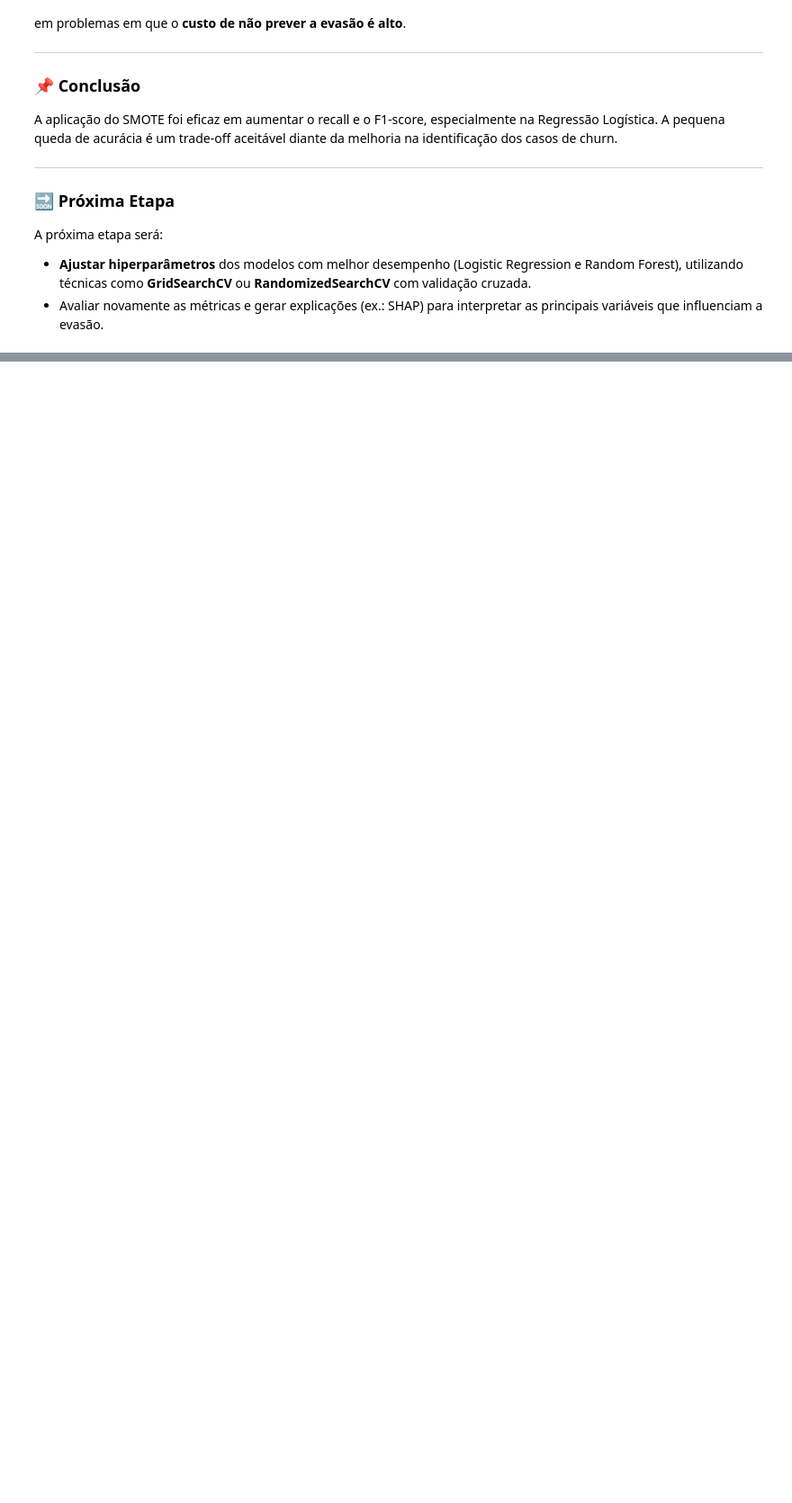
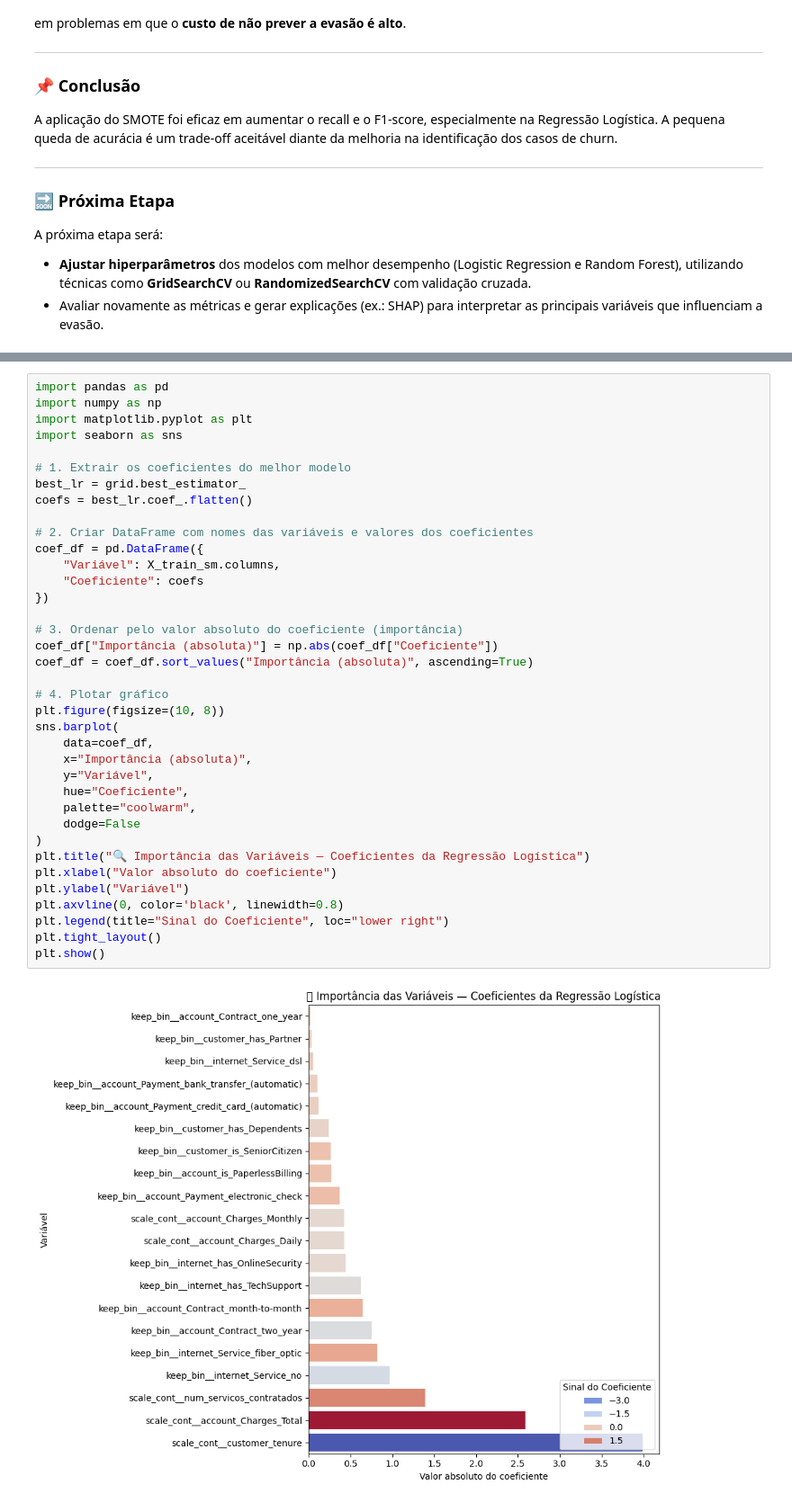
Before and after one commit to igonc/challenge-telecomX_parte2, a Jupyter notebook: TelecomX_BR_Parte2.ipynb, the cells around one changed output, grey strips where cells are left out. Shown at 90% size. Cells and saved outputs as stored; diff of their text form; blank space fills up the shorter version.

```diff
--- a/TelecomX_BR_Parte2.ipynb
+++ b/TelecomX_BR_Parte2.ipynb
@@ -961,0 +1167,39 @@ A próxima etapa será:
+# %%
+import pandas as pd
+import numpy as np
+import matplotlib.pyplot as plt
+import seaborn as sns
+
+# 1. Extrair os coeficientes do melhor modelo
+best_lr = grid.best_estimator_
+coefs = best_lr.coef_.flatten()
+
+# 2. Criar DataFrame com nomes das variáveis e valores dos coeficientes
+coef_df = pd.DataFrame({
+    "Variável": X_train_sm.columns,
+    "Coeficiente": coefs
+})
+
+# 3. Ordenar pelo valor absoluto do coeficiente (importância)
+coef_df["Importância (absoluta)"] = np.abs(coef_df["Coeficiente"])
+coef_df = coef_df.sort_values("Importância (absoluta)", ascending=True)
+
+# 4. Plotar gráfico
+plt.figure(figsize=(10, 8))
+sns.barplot(
+    data=coef_df,
+    x="Importância (absoluta)",
+    y="Variável",
+    hue="Coeficiente",
+    palette="coolwarm",
+    dodge=False
+)
+plt.title("🔍 Importância das Variáveis — Coeficientes da Regressão Logística")
+plt.xlabel("Valor absoluto do coeficiente")
+plt.ylabel("Variável")
+plt.axvline(0, color='black', linewidth=0.8)
+plt.legend(title="Sinal do Coeficiente", loc="lower right")
+plt.tight_layout()
+plt.show()
+# %% [output]
+[figure, added]
```
Also changed, not shown: parts of 6 cells of this notebook, 2 other files.
